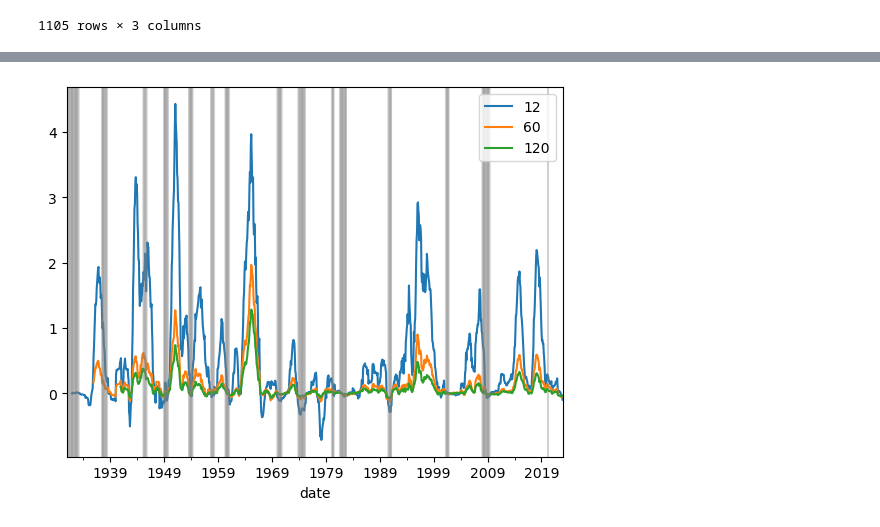
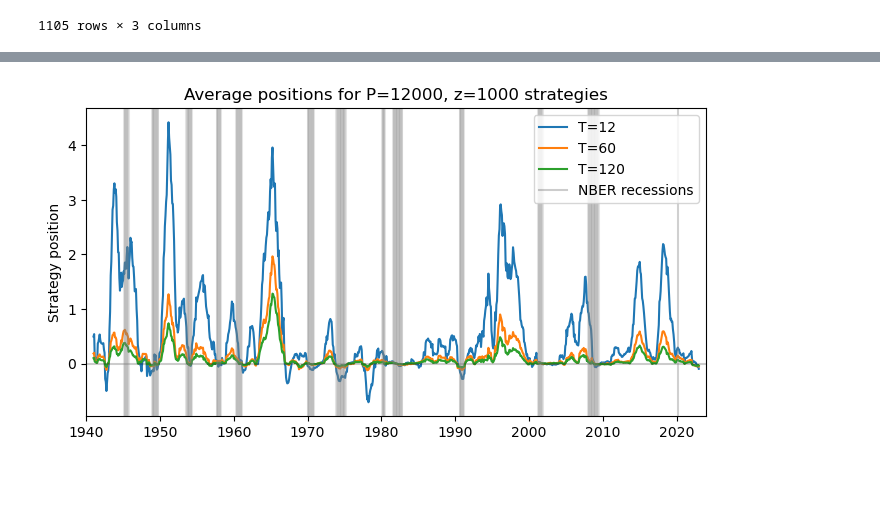
Before and after one commit to zivmi/voc_reproduction, a Jupyter notebook: notebooks/06-mz-nber-recessions.ipynb, the cells around one changed output, grey strips where cells are left out. Saved outputs shown, nothing was run; the diff lists cells and outputs as text; code cells hidden in the pictures; blank space fills up the shorter version.

```diff
--- a/notebooks/06-mz-nber-recessions.ipynb
+++ b/notebooks/06-mz-nber-recessions.ipynb
@@ -116,3 +116,9 @@ positions_df
 # %%
 # smooth the positions
 smoothed_positions_df = positions_df.rolling(12).mean()
+# %%
+smoothed_positions_df.dropna(inplace=True)
+# %%
+# rename columns so that they indicate T
+smoothed_positions_df.columns = [f"T={T}" for T in T_list]
+smoothed_positions_df
@@ -119,12 +140,33 @@ smoothed_positions_df = positions_df.rolling(12).mean()
 # %%
 
-smoothed_positions_df.plot()
+#smoothed_positions_df.plot()
+
+# plot the average return forecasts for P=12000, z=1000
+plt.figure(figsize=(8, 4))
+plt.plot(smoothed_positions_df.index, smoothed_positions_df)
+plt.title("Average positions for P=12000, z=1000 strategies")
 # add vertical lines for recessions
+plt.axhline(y=0, alpha=0.2, color='black', linestyle='-')
+
+usrec = usrec.loc[usrec.index >= smoothed_positions_df.index[0]]
+
 for i in range(len(usrec)):
     if usrec.iloc[i, 0] == 1:
         plt.axvline(x=usrec.index[i], alpha=0.2, color='gray', linestyle='-')
 
+
+plt.ylabel("Strategy position")
+#plt.legend(smoothed_positions_df.columns)
+
+# trim the plot
+plt.xlim(smoothed_positions_df.index[0] -  dt.timedelta(365*1),
+ smoothed_positions_df.index[-1] + dt.timedelta(365*1))
+
+# add to the legend an indicator for the gray stipes, label them as "recession"
+legend_labels = smoothed_positions_df.columns.append(pd.Index(["NBER recessions"]))
+plt.legend(legend_labels)
+
 # save the plot, wide format
 plt.savefig(f"{save_path}/return_forecasts_avg.png", dpi=300)
 # %% [output]
-[figure, old version]
+[figure, new version]
```
Also changed, not shown: parts of 1 cell of this notebook, 18 other files.
